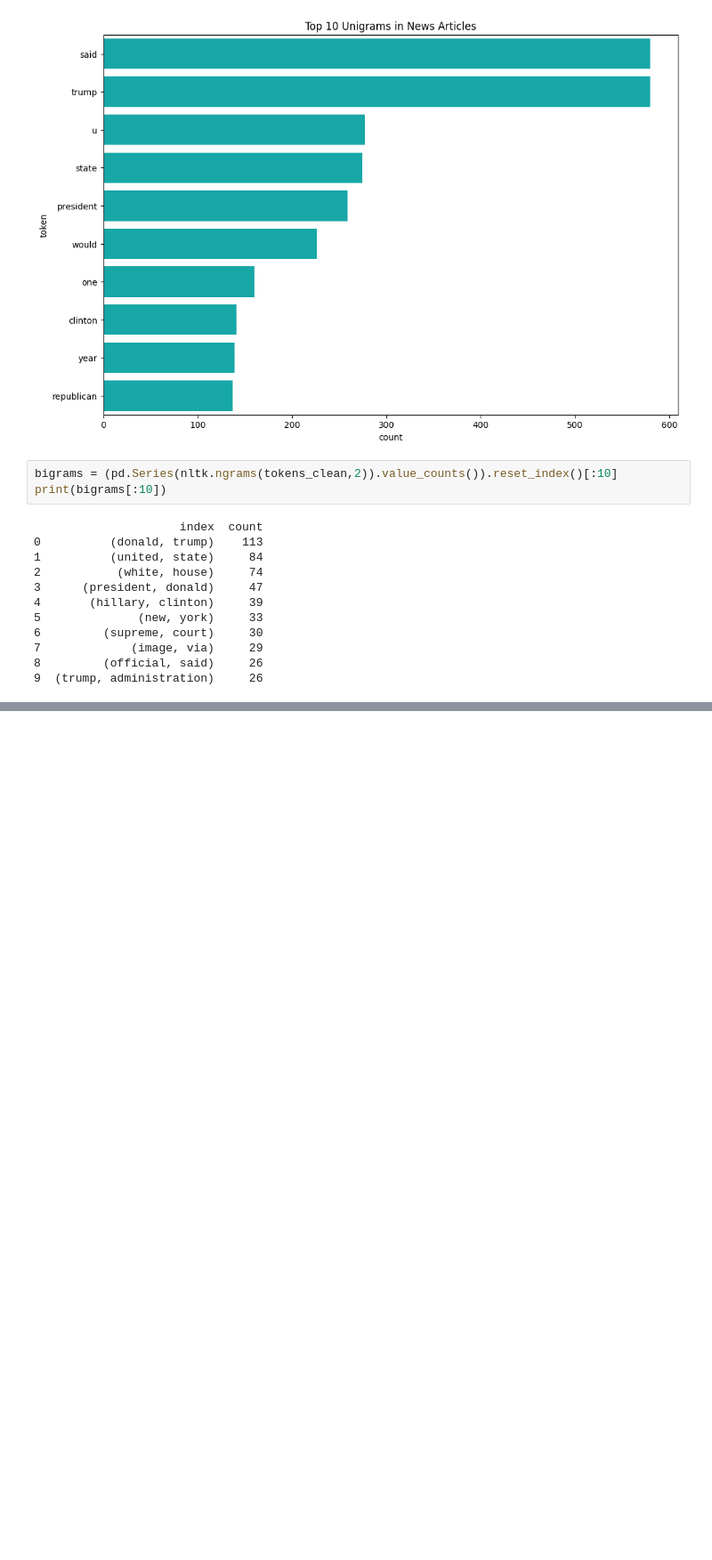
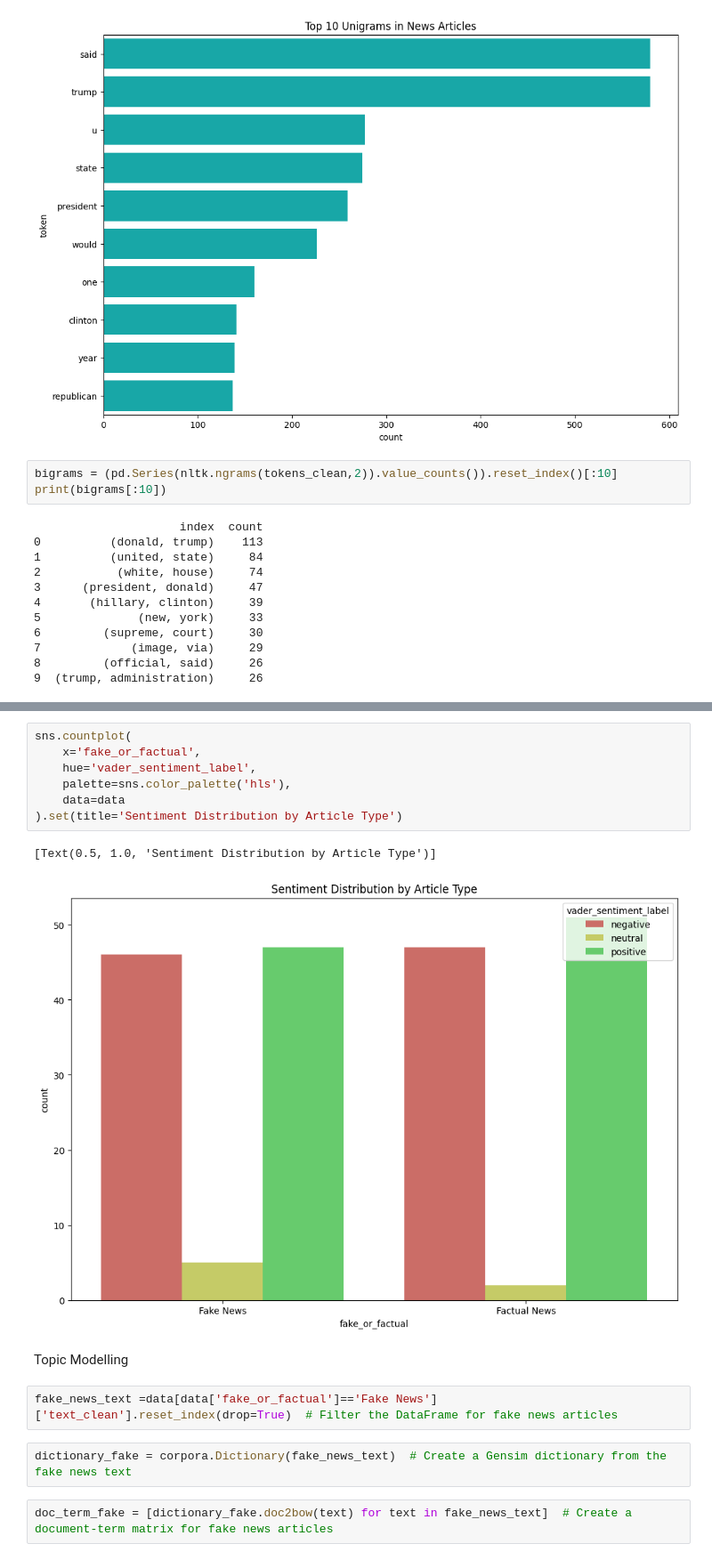
Before and after one commit to harshitrana672/fake_news_classifier, a Jupyter notebook: fake_news.ipynb, the cells around one changed output, grey strips where cells are left out. Shown at 89% size. Cells and saved outputs as stored; diff of their text form; blank space fills up the shorter version.

```diff
--- a/fake_news.ipynb
+++ b/fake_news.ipynb
@@ -371,0 +404,18 @@ print(bigrams[:10])
+# %%
+sns.countplot(
+    x='fake_or_factual',
+    hue='vader_sentiment_label',
+    palette=sns.color_palette('hls'),
+    data=data
+).set(title='Sentiment Distribution by Article Type')
+# %% [output]
+[Text(0.5, 1.0, 'Sentiment Distribution by Article Type')]
+[figure, added]
+# %% [markdown]
+Topic Modelling
+# %%
+fake_news_text =data[data['fake_or_factual']=='Fake News']['text_clean'].reset_index(drop=True)  # Filter the DataFrame for fake news articles
+# %%
+dictionary_fake = corpora.Dictionary(fake_news_text)  # Create a Gensim dictionary from the fake news text
+# %%
+doc_term_fake = [dictionary_fake.doc2bow(text) for text in fake_news_text]  # Create a document-term matrix for fake news articles
```
Also changed, not shown: parts of 10 cells of this notebook.
